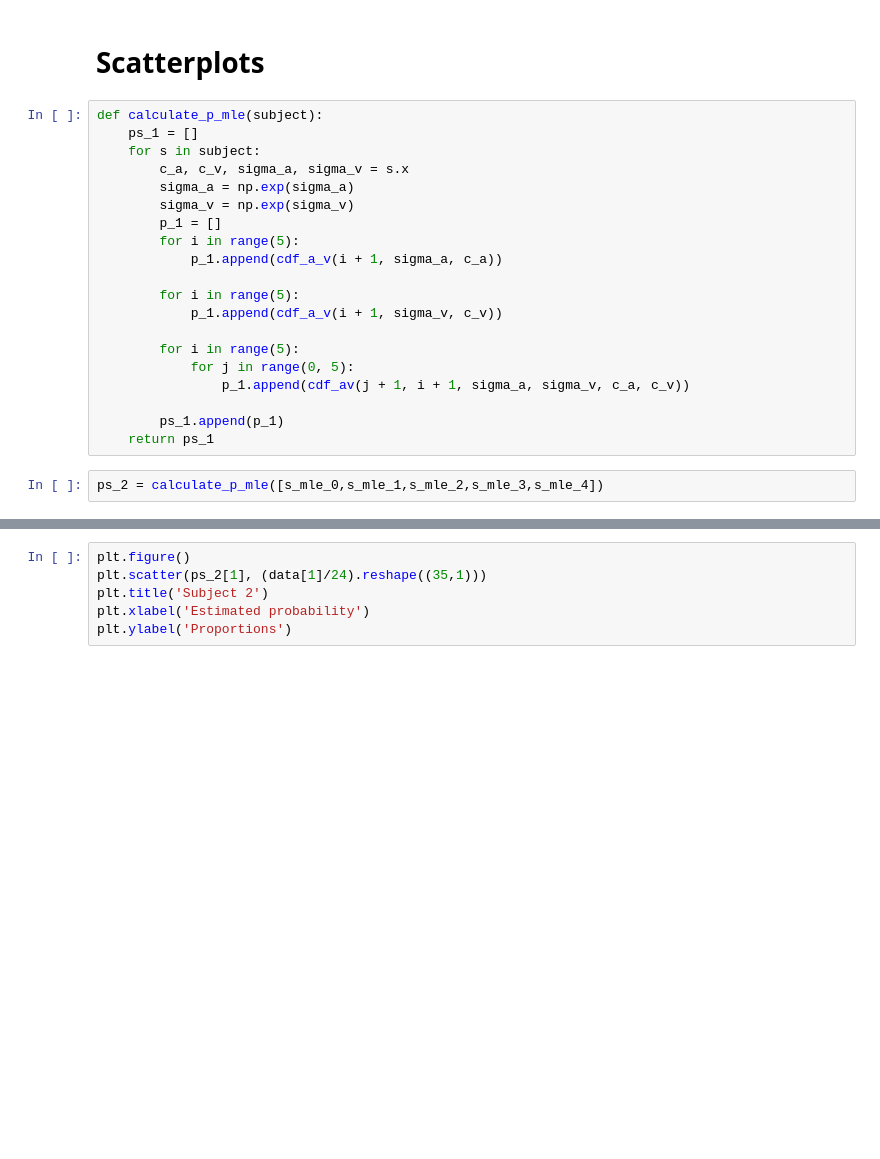
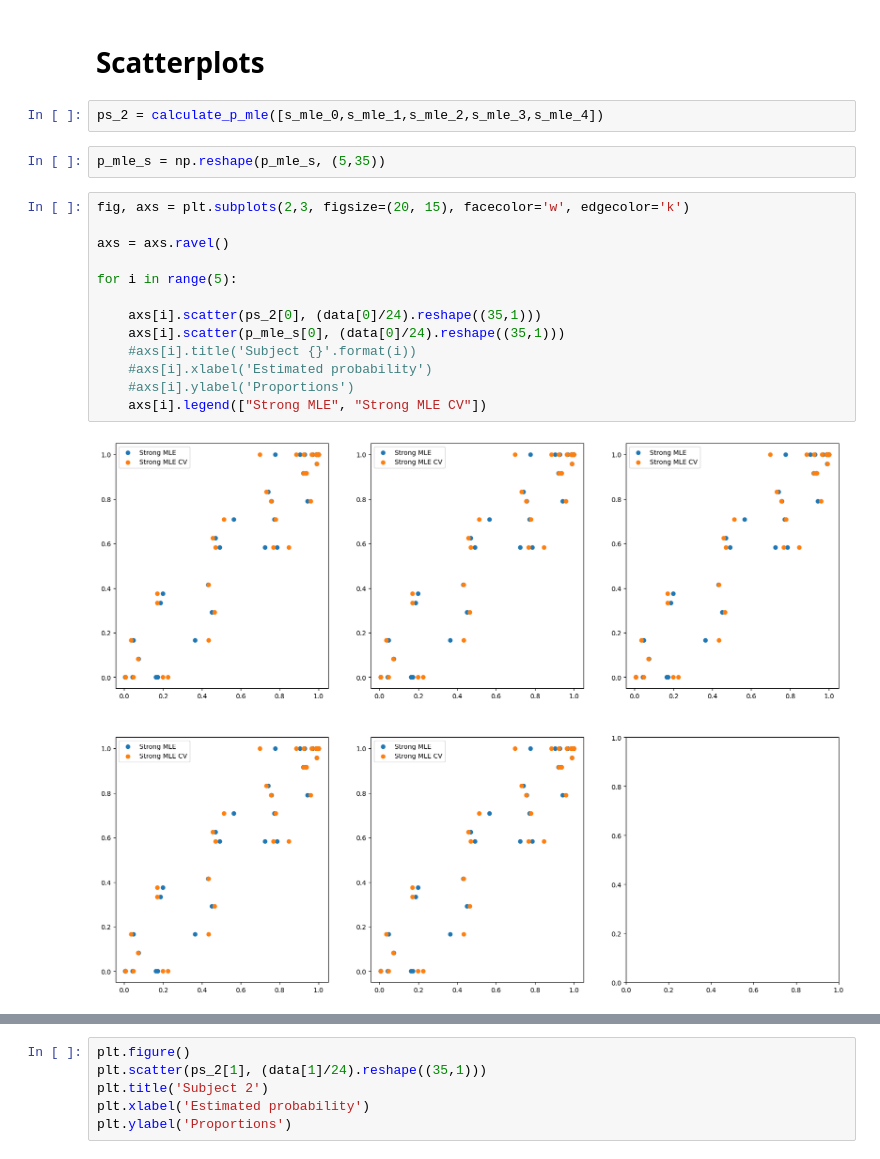
Before and after one commit to s180820/CogMod3, a Jupyter notebook: Part_2.ipynb, the cells around one changed output, grey strips where cells are left out. Saved outputs shown, nothing was run; the diff lists cells and outputs as text; blank space fills up the shorter version.

```diff
--- a/Part_2.ipynb
+++ b/Part_2.ipynb
@@ -509,25 +504,22 @@ TEST ERR DATA 4 64.84448307493798
 # %% [markdown]
 # Scatterplots
-# %%
-def calculate_p_mle(subject):
-    ps_1 = []
-    for s in subject:
-        c_a, c_v, sigma_a, sigma_v = s.x
-        sigma_a = np.exp(sigma_a)
-        sigma_v = np.exp(sigma_v)
-        p_1 = []
-        for i in range(5):
-            p_1.append(cdf_a_v(i + 1, sigma_a, c_a))
-
-        for i in range(5):
-            p_1.append(cdf_a_v(i + 1, sigma_v, c_v))
-
-        for i in range(5):
-            for j in range(0, 5):
-                p_1.append(cdf_av(j + 1, i + 1, sigma_a, sigma_v, c_a, c_v))
-
-        ps_1.append(p_1)
-    return ps_1
 # %%
 ps_2 = calculate_p_mle([s_mle_0,s_mle_1,s_mle_2,s_mle_3,s_mle_4])
+# %%
+p_mle_s = np.reshape(p_mle_s, (5,35))
+# %%
+fig, axs = plt.subplots(2,3, figsize=(20, 15), facecolor='w', edgecolor='k')
+
+axs = axs.ravel()
+
+for i in range(5):
+
+    axs[i].scatter(ps_2[0], (data[0]/24).reshape((35,1)))
+    axs[i].scatter(p_mle_s[0], (data[0]/24).reshape((35,1)))
+    #axs[i].title('Subject {}'.format(i))
+    #axs[i].xlabel('Estimated probability')
+    #axs[i].ylabel('Proportions')
+    axs[i].legend(["Strong MLE", "Strong MLE CV"])
+# %% [output]
+[figure, added]
 # %%
```
Also changed, not shown: parts of 8 cells of this notebook, 1 other file.
